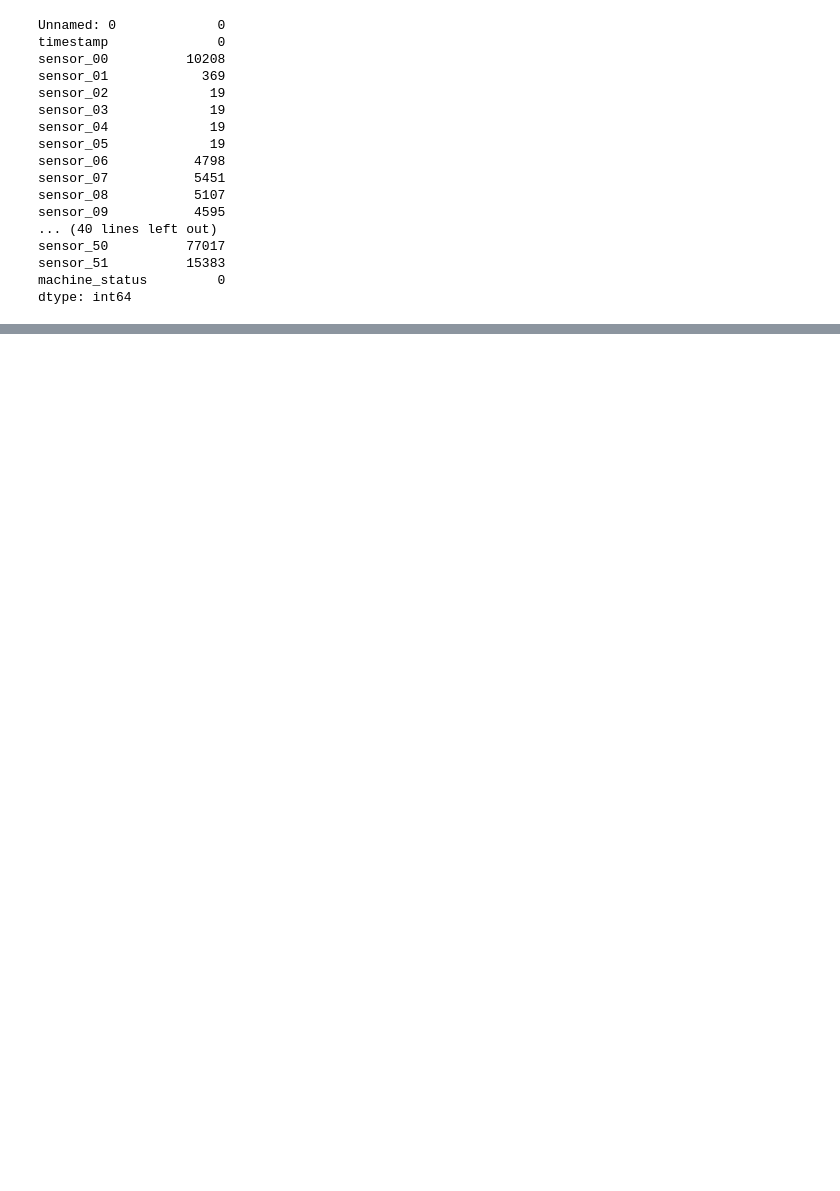
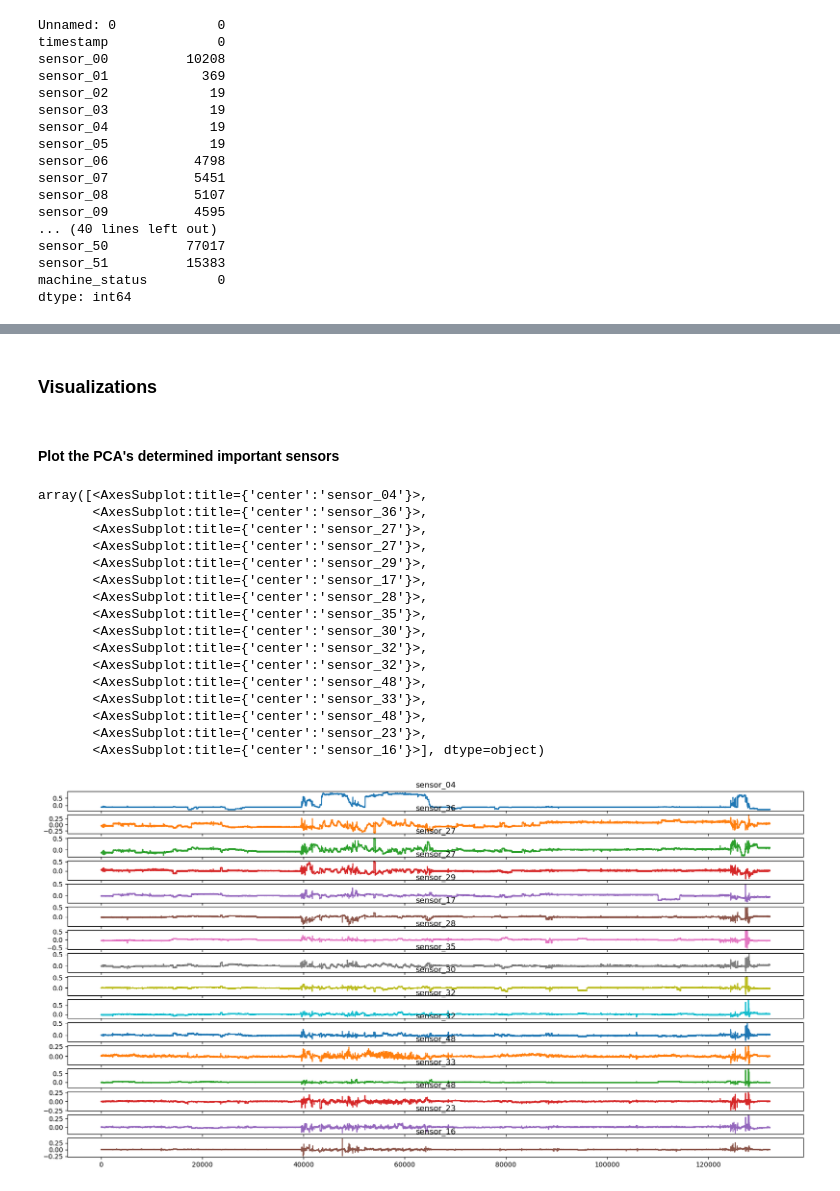
Before and after one commit to bigdog3626/SensorFailurePrediction, a Jupyter notebook: Pattern_Recognition_Project.ipynb, the cells around one changed output, grey strips where cells are left out. Drawn from its saved outputs; the diff is of its cells as text; code cells hidden in the pictures; blank space fills up the shorter version.

```diff
--- a/Pattern_Recognition_Project.ipynb
+++ b/Pattern_Recognition_Project.ipynb
@@ -390,0 +245,6 @@ plt.scatter(pred, y_test)
+# %%
+# normalize data
+normalize = Normalizer()
+X_train = normalize.fit_transform(X_train)
+X_train = pd.DataFrame(X_train)
+X_train.columns = X_cols
@@ -390,0 +253,4 @@ plt.scatter(pred, y_test)
+# %%
+pca = PCA(n_components = .99, svd_solver = 'full', random_state = RANDNUM )
+pca.fit(X_train)
+print(f'Number of components after reduction: {pca.n_components_}')
@@ -390,0 +273,12 @@ plt.scatter(pred, y_test)
+# %%
+"""
+This snippet to produce this readout was taken from dizzycoding.com
+"""
+n_comps = pca.n_components_
+most_important_comps = [np.abs(pca.components_[i]).argmax() for i in range(n_comps)]
+intital_features = list(X_train.columns)
+most_important_sensors = [intital_features[most_important_comps[i]] for i in range(n_comps)]
+dic = {'PC{}'.format(i+1): most_important_sensors[i] for i in range(n_comps)}
+df1 = pd.DataFrame(sorted(dic.items()))
+print("Most Important Features")
+df1
@@ -390,0 +304,28 @@ plt.scatter(pred, y_test)
+# %%
+# Transform the data using the trained PCA model to reduce dimensionality
+reduced_x_train = pca.transform(X_train)
+# %% [markdown]
+### Visualizations
+# %% [markdown]
+#### Plot the PCA's determined important sensors
+# %%
+# Plots of the PCA determined most important sensors
+pd.DataFrame(reduced_x_train).plot(subplots = True,sharex=True, figsize=(20,10), title=most_important_sensors, legend=False)
+# %% [output]
+array([<AxesSubplot:title={'center':'sensor_04'}>,
+       <AxesSubplot:title={'center':'sensor_36'}>,
+       <AxesSubplot:title={'center':'sensor_27'}>,
+       <AxesSubplot:title={'center':'sensor_27'}>,
+       <AxesSubplot:title={'center':'sensor_29'}>,
+       <AxesSubplot:title={'center':'sensor_17'}>,
+       <AxesSubplot:title={'center':'sensor_28'}>,
+       <AxesSubplot:title={'center':'sensor_35'}>,
+       <AxesSubplot:title={'center':'sensor_30'}>,
+       <AxesSubplot:title={'center':'sensor_32'}>,
+       <AxesSubplot:title={'center':'sensor_32'}>,
+       <AxesSubplot:title={'center':'sensor_48'}>,
+       <AxesSubplot:title={'center':'sensor_33'}>,
+       <AxesSubplot:title={'center':'sensor_48'}>,
+       <AxesSubplot:title={'center':'sensor_23'}>,
+       <AxesSubplot:title={'center':'sensor_16'}>], dtype=object)
+[figure, added]
```
Also changed, not shown: parts of 72 cells of this notebook.
